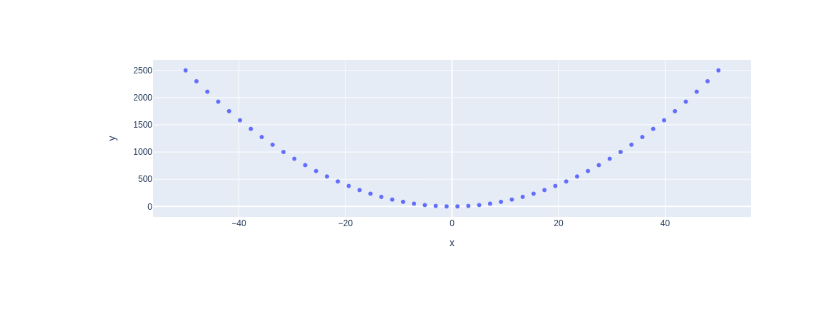
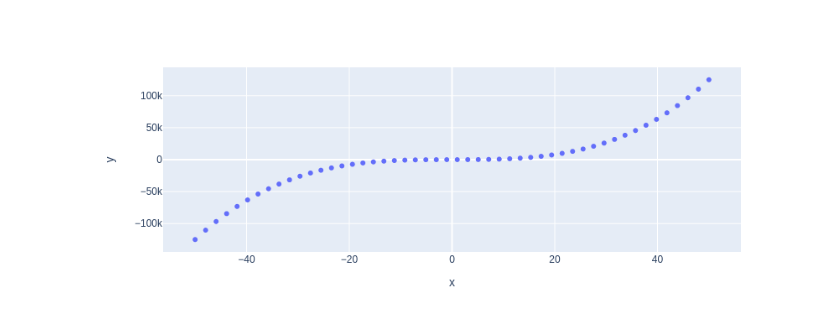
Before and after one commit to homareprime/my-notebooks-repo, a Jupyter notebook: experiments1.ipynb, the cells around one changed output. Cells and saved outputs as stored; diff of their text form; code cells hidden in the pictures; blank space fills up the shorter version.

```diff
--- a/experiments1.ipynb
+++ b/experiments1.ipynb
@@ -4,7 +4,7 @@ import plotly.express as px
 # x-axis data points
 x = np.linspace(start=-50, stop=50)
 # y-axis data points
-y = x ** 2
+y = x ** 5
 # define the plot
 fig = px.scatter(x=x, y=y)
 fig.show()
@@ -13 +12 @@ fig.show()
-[figure, old version]
+[figure, new version]
```
Also changed, not shown: parts of 1 cell of this notebook.
